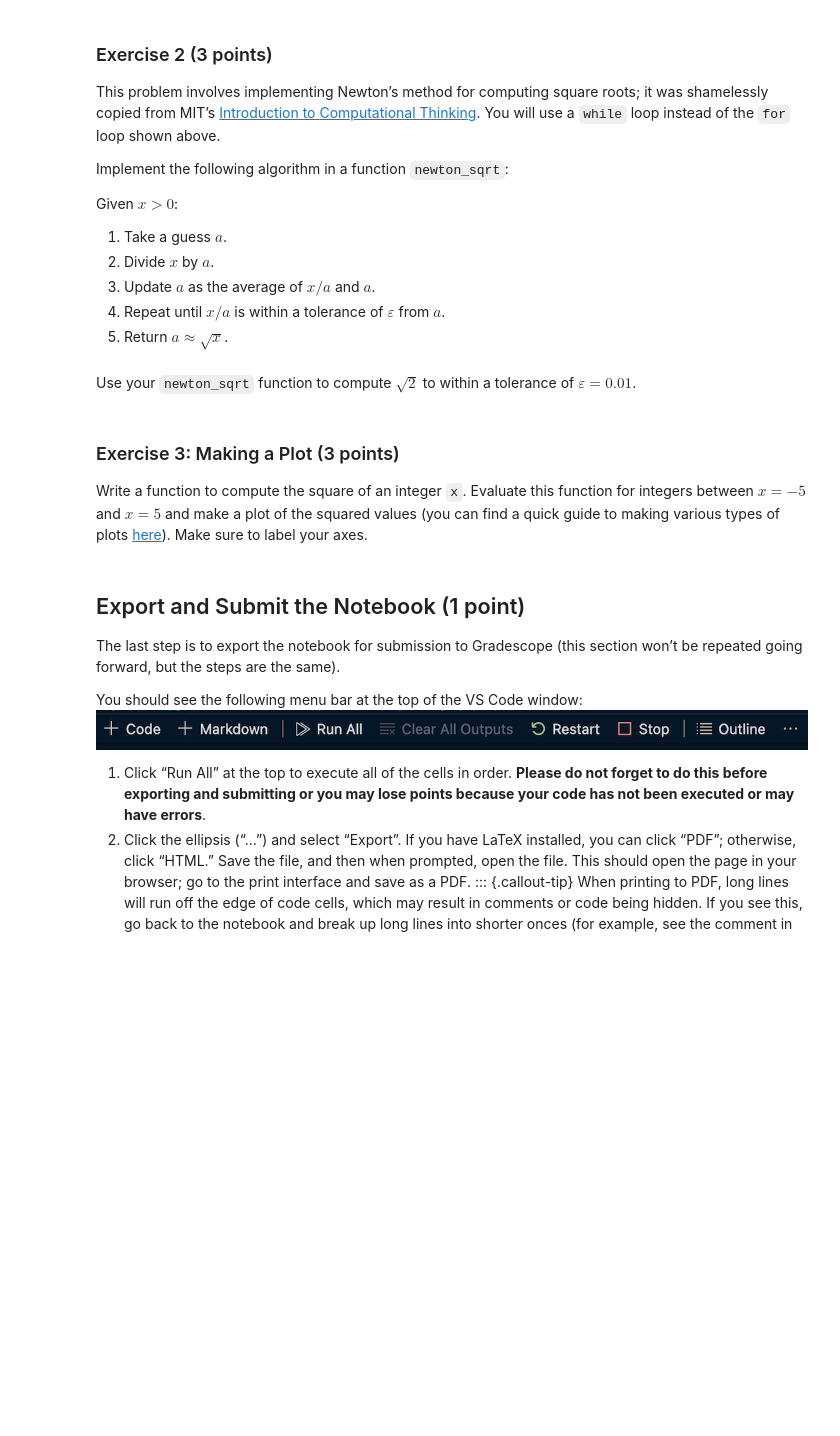
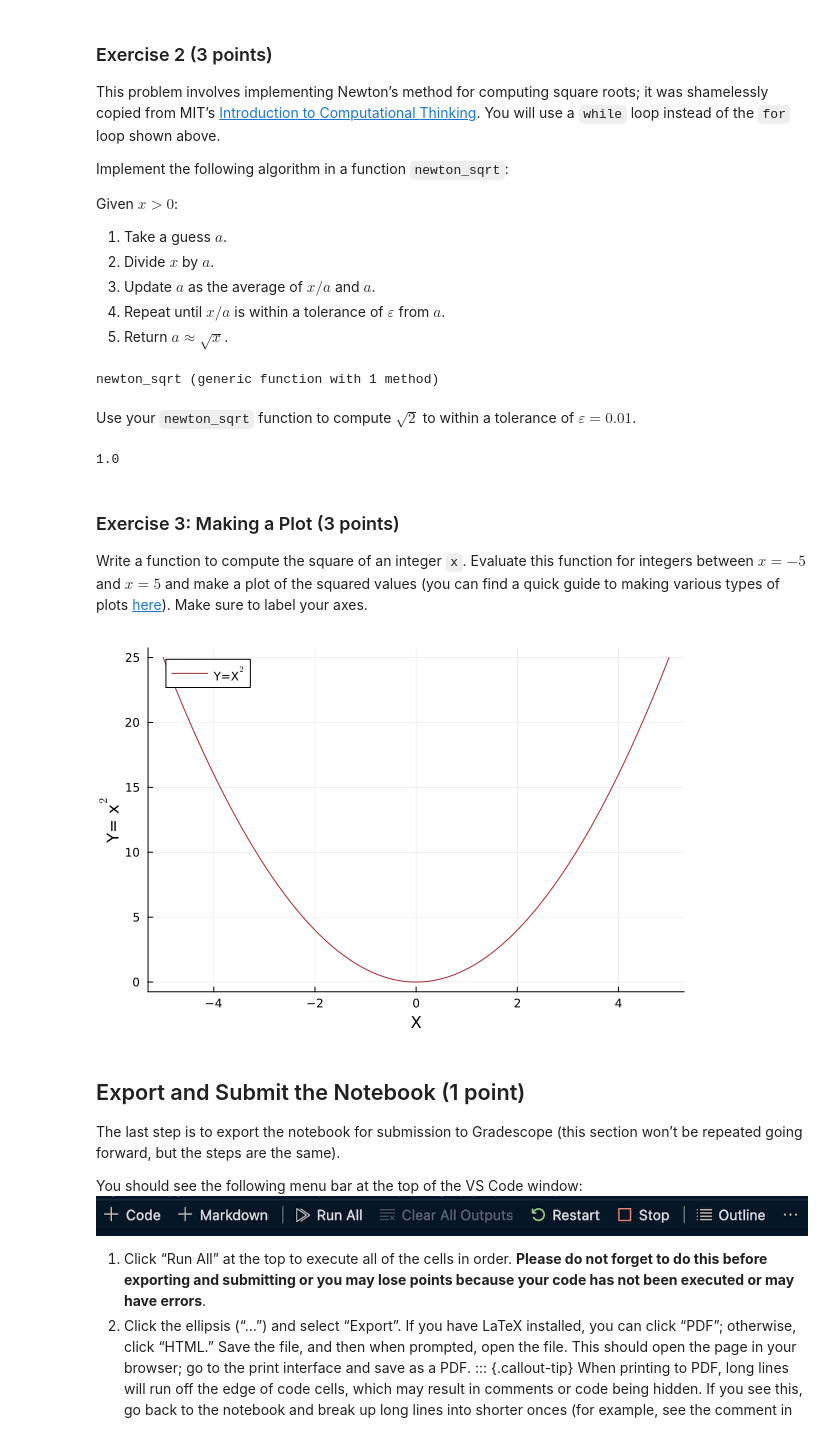
Before and after one commit to BEE4750-FA23/lab-01-Ruby554, a Jupyter notebook: lab01.ipynb, the cells around one changed output. Saved outputs shown, nothing was run; the diff lists cells and outputs as text; code cells hidden in the pictures; blank space fills up the shorter version.

```diff
--- a/lab01.ipynb
+++ b/lab01.ipynb
@@ -240,12 +272,24 @@ Given $x > 0$:
 4.  Repeat until $x/a$ is within a tolerance of $\varepsilon$ from $a$.
 5.  Return $a \approx \sqrt{x}$.
 # %%
-# insert your code here
+function newton_sqrt(a,epsilon)
+    x=a/2
+    while abs(x/a-a)>epsilon
+        a=(x/a+a)/2
+    end
+
+    return x
+end
+# %% [output]
+newton_sqrt (generic function with 1 method)
 # %% [markdown]
 Use your `newton_sqrt` function to compute $\sqrt{2}$ to within a
 tolerance of $\varepsilon = 0.01$.
 # %%
-# insert your code here
+sqrt_guess=newton_sqrt(2,0.01)
+println(sqrt_guess) # insert your code here
+# %% [output]
+1.0
 # %% [markdown]
 ### Exercise 3: Making a Plot (3 points)
 
@@ -255,7 +299,20 @@ squared values (you can find a quick guide to making various types of
 plots [here](../tutorials/julia-plots.html)). Make sure to label your
 axes.
 # %%
-# insert your code here
+using Plots
+using LaTeXStrings
+x_axis=-5:0.01:5
+y_axis= Float64[]   #Allows us to store our y values in an empty array
+for x in x_axis
+    y=x^2
+    push!(y_axis,y)     #this will keep adding y's to the array from above
+end
+
+plot(x_axis,y_axis,color=:brown,label = L"Y=X$^2$", legend=:topleft)
+xlabel!("X")
+ylabel!(L"Y= x$^2$")
+# %% [output]
+[figure, added]
 # %% [markdown]
 ## Export and Submit the Notebook (1 point)
 
```
Also changed, not shown: parts of 8 cells of this notebook.
